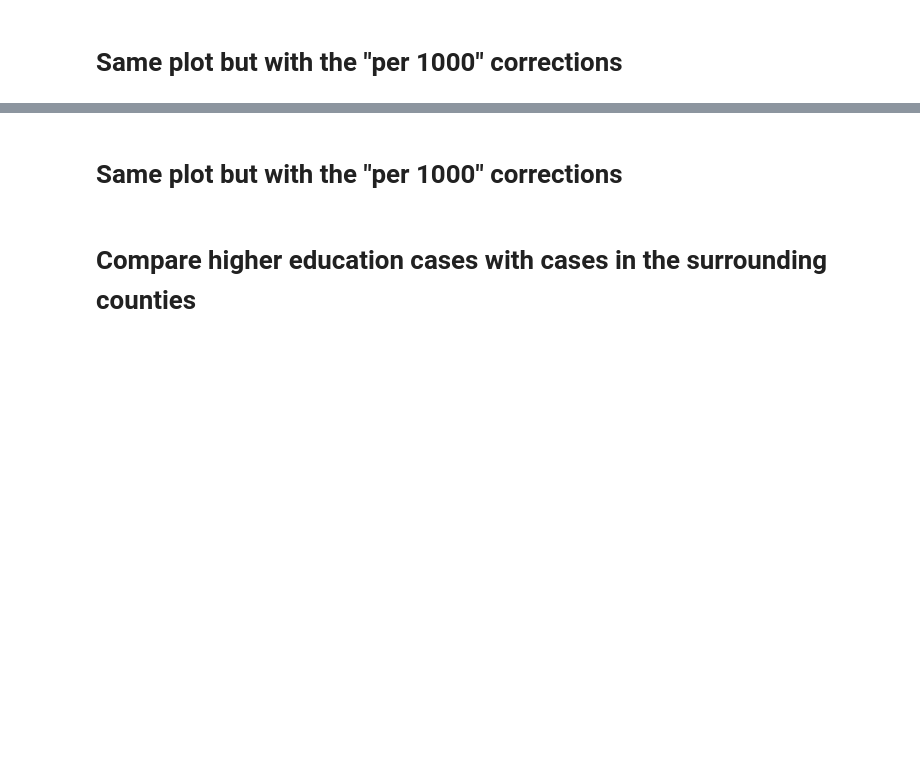
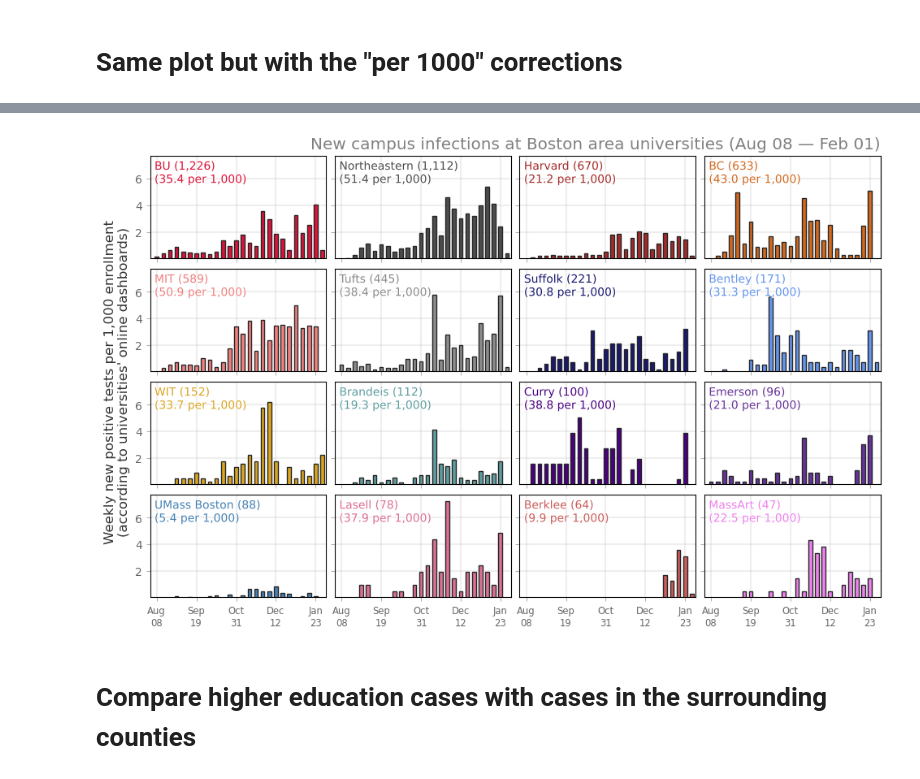
Before and after one commit to jkbren/massachusetts-higher-ed-covid, a Jupyter notebook: code/universities-in-boston.ipynb, the cells around one changed output, grey strips where cells are left out. Drawn from its saved outputs; the diff is of its cells as text; code cells hidden in the pictures; blank space fills up the shorter version.

```diff
--- a/code/universities-in-boston.ipynb
+++ b/code/universities-in-boston.ipynb
@@ -164,45 +222,47 @@ plt.show()
 # %%
-w = 3.0; h = 1.75
+w = 2.9; h = 1.8
 ncols = 4; nrows = 4
 tups = list(it.product(range(nrows), range(ncols)))
 fig, ax = plt.subplots(nrows, ncols, figsize=(ncols*w,nrows*h), dpi=100, sharex=True, sharey=True)
 plt.subplots_adjust(wspace=0.05,hspace=0.1)
 
-for i, univ in enumerate(school_deets['name'].unique()[:16]):
+for i, univ in enumerate(sorder):
     univ_col = school_deets.loc[school_deets['name']==univ,'color'].values[0]
-    univ_abb = school_deets.loc[school_deets['name']==univ,'abbrev_name'].values[0]
+    univ_abb = school_deets.loc[school_deets['name']==univ,'abbrev'].values[0]
 
     data_u = boston_g.loc[(boston_g['university']==univ)&(boston_g['date']>start)].copy()
     xvals_u = np.array([date_dict[i] for i in data_u['date'].values])
-    tot_cases = sum(data_u['positive_tests'].values)
-    yvals_u = data_u['positive_tests'].values+1
+    tot_cases = int(sum(data_u['positive_tests'].values))
+    yvals_u = data_u['positive_tests'].values / data_u['enrollment'] * 1000
+
     ax[tups[i]].bar(xvals_u, yvals_u, fc=univ_col, ec='.15', lw=1, width=4)
+    name = univ_abb + ' (%s)\n(%.1f per 1,000)'%("{:,}".format(tot_cases),sum(yvals_u))
 
-    name = univ_abb + ' (%i)'%tot_cases
     text = ax[tups[i]].text(0.025, 0.95, name, transform=ax[tups[i]].transAxes,
-                     color=univ_col, ha='left', va='top', fontsize='large')
-    text.set_path_effects([path_effects.Stroke(linewidth=1.5, foreground='w'),
-                           path_effects.Normal()])
+                     color=univ_col, ha='left', va='top', fontsize='medium',
+                     path_effects=[path_effects.Stroke(linewidth=1.5, foreground='w'), path_effects.Normal()])
 
-ax[(2,0)].set_ylabel("Daily new positive tests\n(according to universities' online dashboards)",
+ax[(2,0)].set_ylabel("Weekly new positive tests per 1,000 enrollment\n"+\
+                     "(according to universities' online dashboards)",
                      color='.2',fontsize='large', y=1)
 ax[(0,ncols-1)].set_title("New campus infections at Boston area universities (%s — %s)"%(
                           month_abbrev[data_u['date'].min()[5:7]]+" "+data_u['date'].min()[8:],
                           month_abbrev[today[5:7]]+" "+today[8:]),
-                    x=1.0, ha='right', color='.5')
+                    x=1.0, ha='right', color='.5',fontsize='x-large')
 
 for a in fig.axes:
-    datlabs = data_u['date'].unique()[1::4]
+    datlabs = data_u['date'].unique()[::6]
+    a.set_ylim(0.025,7.75)
     a.set_xticks([date_dict[i] for i in datlabs])
     a.set_xticklabels([month_abbrev[i[5:7]]+'\n'+i[8:] for i in datlabs],fontsize='small')
     a.grid(linewidth=1.5,color='.75',alpha=0.25)
     a.tick_params(labelcolor='.4',color='.7')
     a.set_xlim(date_dict[start], date_dict[today]+2)
 
 
-plt.savefig('../figs/pngs/university_boston_grid.png', dpi=425, bbox_inches='tight')
-plt.savefig('../figs/pdfs/university_boston_grid.pdf', bbox_inches='tight')
+plt.savefig('../figs/pngs/university_boston_grid_per_1000.png', dpi=425, bbox_inches='tight')
+plt.savefig('../figs/pdfs/university_boston_grid_per_1000.pdf', bbox_inches='tight')
 
 plt.show()
+# %% [output]
+[figure, added]
-# %% [markdown]
-# Same plot but with the "per 1000" corrections
```
Also changed, not shown: parts of 16 cells of this notebook, 25 other files.
